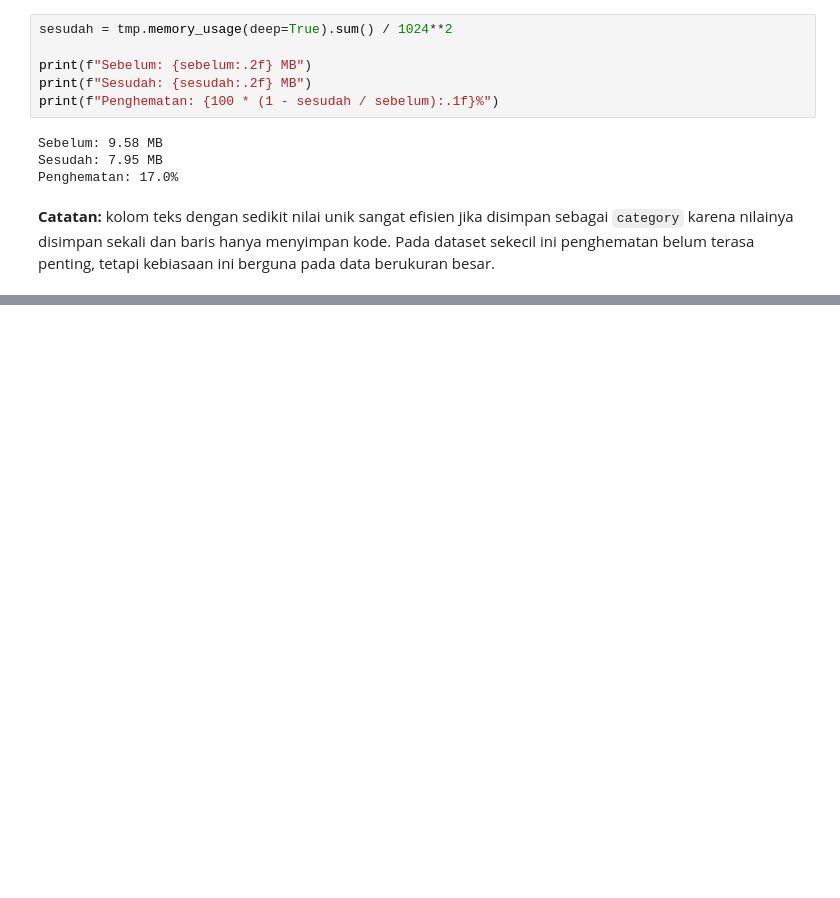
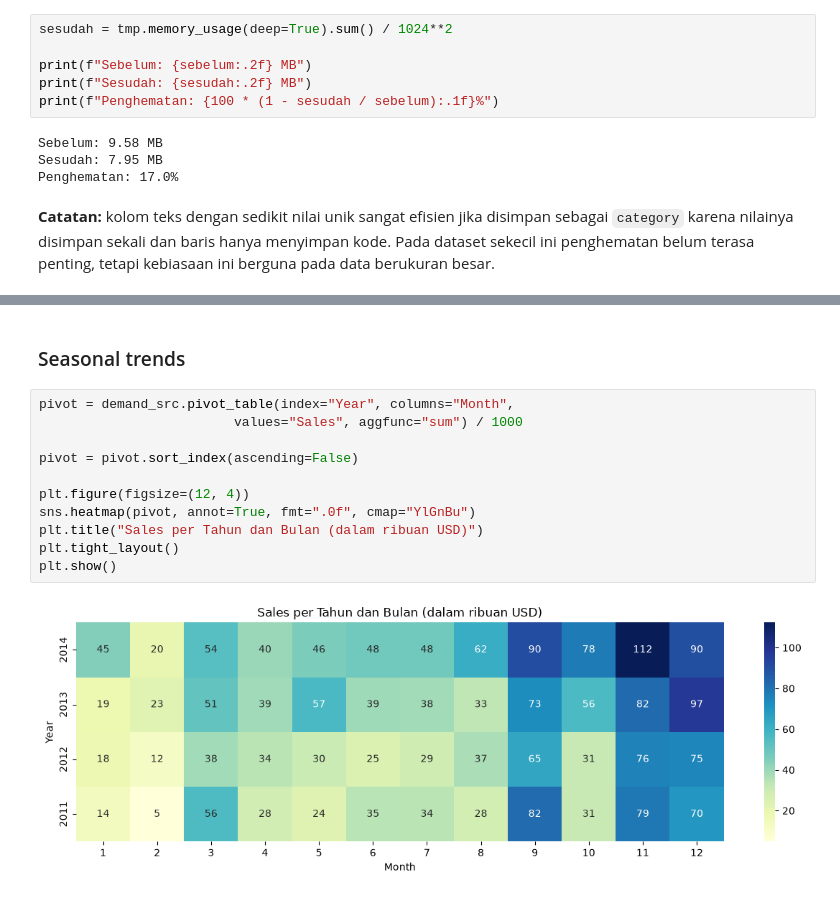
Before and after one commit to jagadhita28/superstore-sales-forecasting, a Jupyter notebook: notebooks/superstore-sales-forecasting.ipynb, the cells around one changed output, grey strips where cells are left out. Drawn from its saved outputs; the diff is of its cells as text; blank space fills up the shorter version.

```diff
--- a/notebooks/superstore-sales-forecasting.ipynb
+++ b/notebooks/superstore-sales-forecasting.ipynb
@@ -323,0 +343,15 @@ Penghematan: 17.0%
+# %% [markdown]
+### Seasonal trends
+# %%
+pivot = demand_src.pivot_table(index="Year", columns="Month",
+                         values="Sales", aggfunc="sum") / 1000
+
+pivot = pivot.sort_index(ascending=False)
+
+plt.figure(figsize=(12, 4))
+sns.heatmap(pivot, annot=True, fmt=".0f", cmap="YlGnBu")
+plt.title("Sales per Tahun dan Bulan (dalam ribuan USD)")
+plt.tight_layout()
+plt.show()
+# %% [output]
+[figure, added]
```
Also changed, not shown: parts of 10 cells of this notebook.
